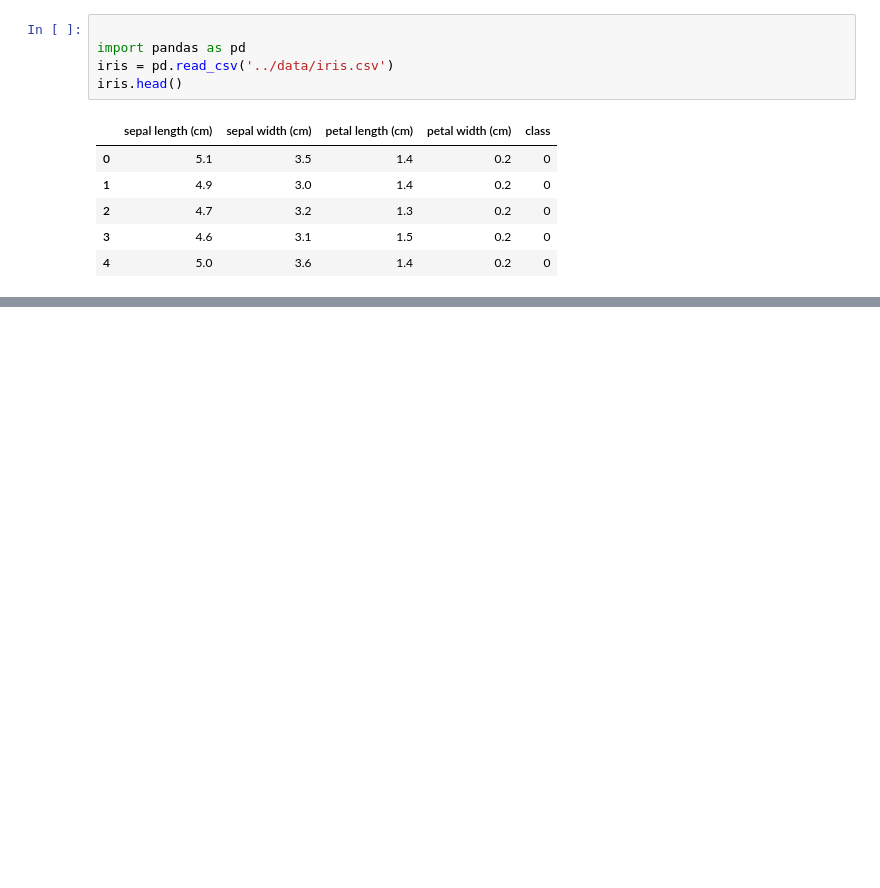
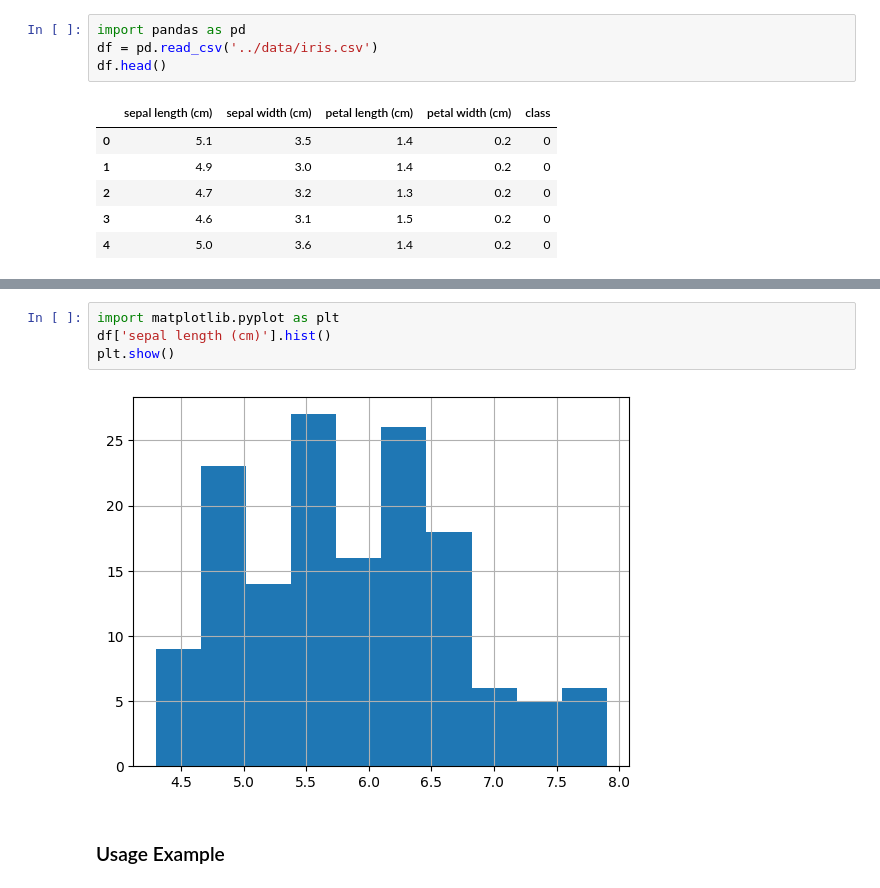
Before and after one commit to AIBabyTeaching/Machine-Learning-Summer-25, a Jupyter notebook: notebooks/00_Welcome.ipynb, the cells around one changed output, grey strips where cells are left out. Cells and saved outputs as stored; diff of their text form; blank space fills up the shorter version.

```diff
--- a/notebooks/00_Welcome.ipynb
+++ b/notebooks/00_Welcome.ipynb
@@ -23,8 +18,7 @@ sklearn 1.7.1
 # %%
-
 import pandas as pd
-iris = pd.read_csv('../data/iris.csv')
-iris.head()
+df = pd.read_csv('../data/iris.csv')
+df.head()
 # %% [output]
 |  | sepal length (cm) | sepal width (cm) | petal length (cm) | petal width (cm) | class |
 | 0 | 5.1 | 3.5 | 1.4 | 0.2 | 0 |
@@ -37,0 +41,8 @@ iris.head()
+# %%
+import matplotlib.pyplot as plt
+df['sepal length (cm)'].hist()
+plt.show()
+# %% [output]
+[figure, added]
+# %% [markdown]
+### Usage Example
```
Also changed, not shown: parts of 9 cells of this notebook, 9 other files.
